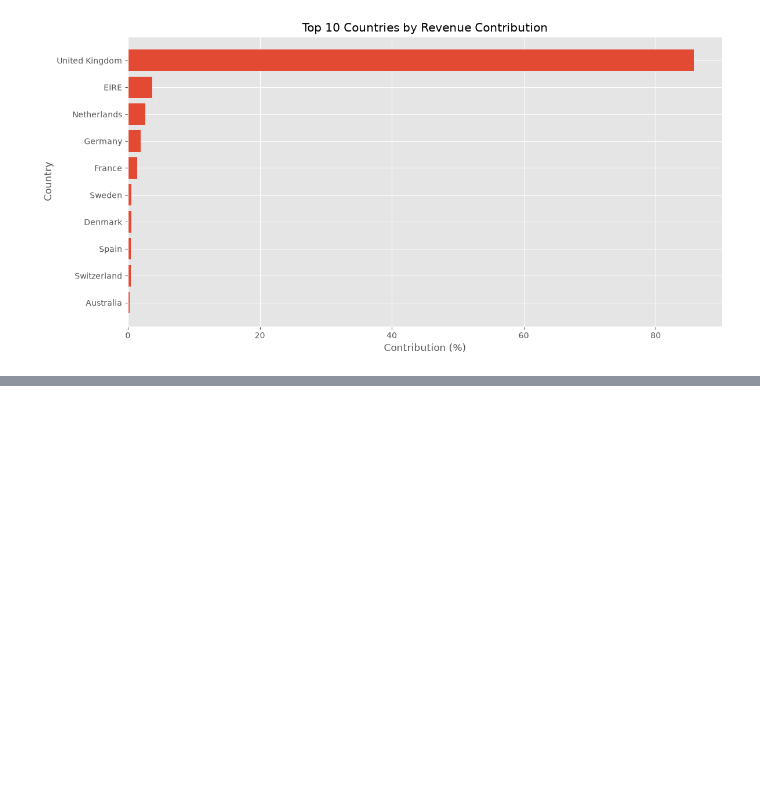
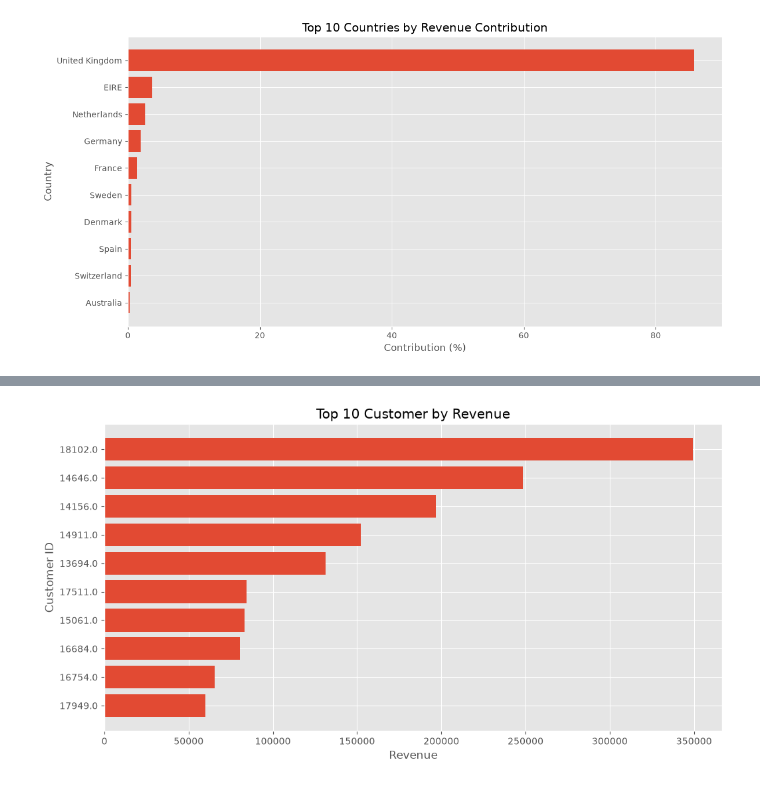
Before and after one commit to chandan1510/Retail_Decision_Intelligence, a Jupyter notebook: notebooks/04_EDA.ipynb, the cells around one changed output, grey strips where cells are left out. Drawn from its saved outputs; the diff is of its cells as text; code cells hidden in the pictures; blank space fills up the shorter version.

```diff
--- a/notebooks/04_EDA.ipynb
+++ b/notebooks/04_EDA.ipynb
@@ -414,0 +655,5 @@ plt.show()
+# %%
+# Top 10 Customers by Revenue
+
+customer_revenue = (df.dropna(subset=["Customer ID"]).groupby("Customer ID")["Revenue"].sum().sort_values(ascending=False).head(10).reset_index())
+customer_revenue
@@ -414,0 +672,15 @@ plt.show()
+# %%
+# Visualization
+
+plt.figure(figsize=(12,6))
+plt.barh(customer_revenue["Customer ID"].astype(str),customer_revenue["Revenue"])
+
+plt.title("Top 10 Customer by Revenue")
+plt.xlabel("Revenue")
+plt.ylabel("Customer ID")
+
+plt.gca().invert_yaxis()
+plt.tight_layout
+plt.show()
+# %% [output]
+[figure, added]
```
Also changed, not shown: parts of 29 cells of this notebook.
